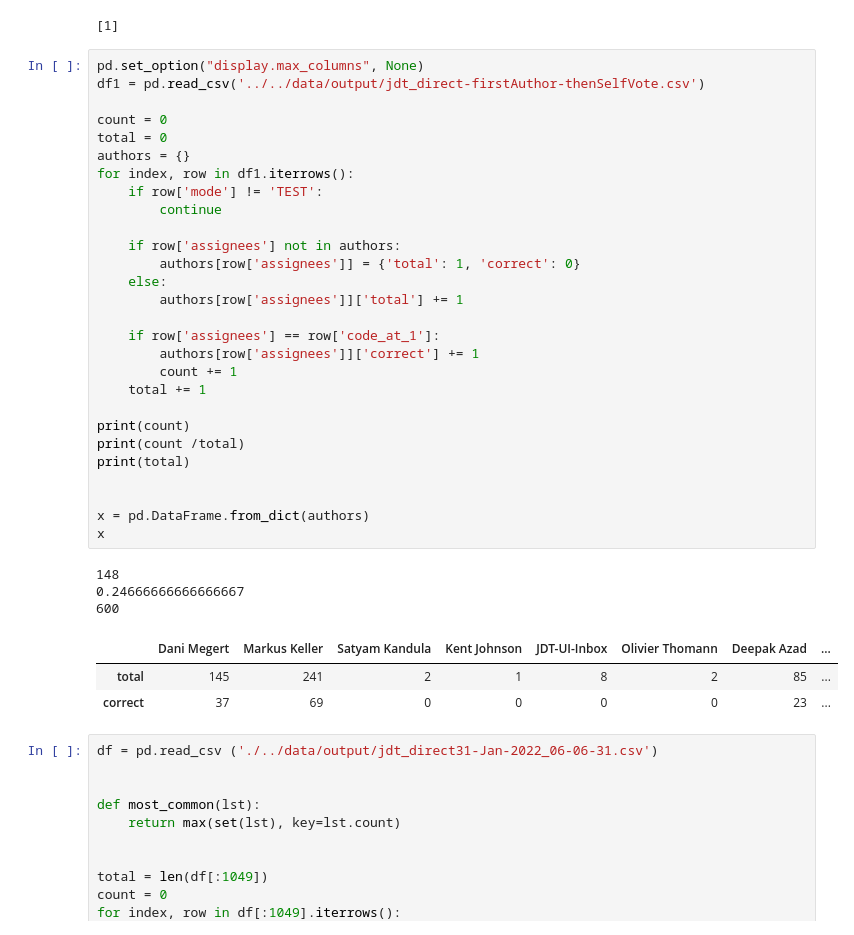
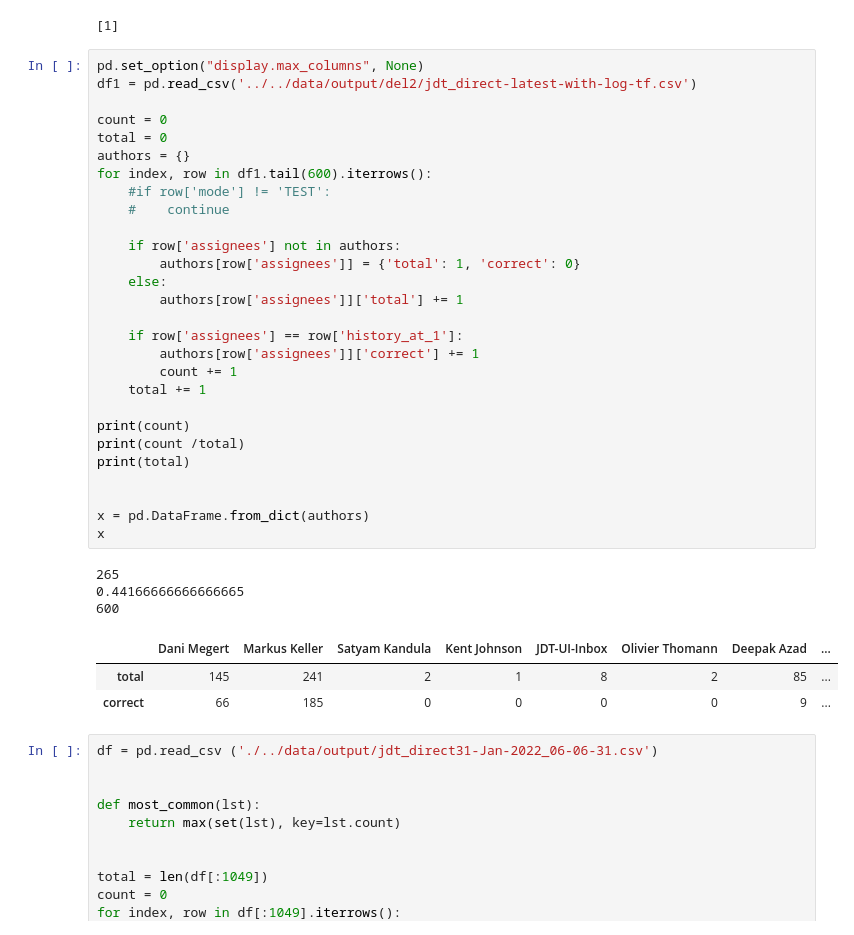
Before and after one commit to iforone/ApiAwareBugAssignment, a Jupyter notebook: app/ipython/statistics.ipynb, the cells around one changed output. Cells and saved outputs as stored; diff of their text form.

```diff
--- a/app/ipython/statistics.ipynb
+++ b/app/ipython/statistics.ipynb
@@ -7,39 +7,39 @@ print(l[:1])
 [1]
 # %%
 pd.set_option("display.max_columns", None)
-df1 = pd.read_csv('../../data/output/jdt_direct-firstAuthor-thenSelfVote.csv')
+df1 = pd.read_csv('../../data/output/del2/jdt_direct-latest-with-log-tf.csv')
 
 count = 0
 total = 0
 authors = {}
-for index, row in df1.iterrows():
-    if row['mode'] != 'TEST':
-        continue
+for index, row in df1.tail(600).iterrows():
+    #if row['mode'] != 'TEST':
+    #    continue
 
     if row['assignees'] not in authors:
         authors[row['assignees']] = {'total': 1, 'correct': 0}
     else:
         authors[row['assignees']]['total'] += 1
 
-    if row['assignees'] == row['code_at_1']:
+    if row['assignees'] == row['history_at_1']:
         authors[row['assignees']]['correct'] += 1
         count += 1
     total += 1
 
 print(count)
 print(count /total)
 print(total)
 
 
 x = pd.DataFrame.from_dict(authors)
 x
 # %% [output]
-148
-0.24666666666666667
+265
+0.44166666666666665
 600
 |  | Dani Megert | Markus Keller | Satyam Kandula | Kent Johnson | JDT-UI-Inbox | Olivier Thomann | Deepak Azad | ... |
 | total | 145 | 241 | 2 | 1 | 8 | 2 | 85 | ... |
-| correct | 37 | 69 | 0 | 0 | 0 | 0 | 23 | ... |
+| correct | 66 | 185 | 0 | 0 | 0 | 0 | 9 | ... |
 # %%
 df = pd.read_csv ('./../data/output/jdt_direct31-Jan-2022_06-06-31.csv')
 
```
Also changed, not shown: 2 other files.
